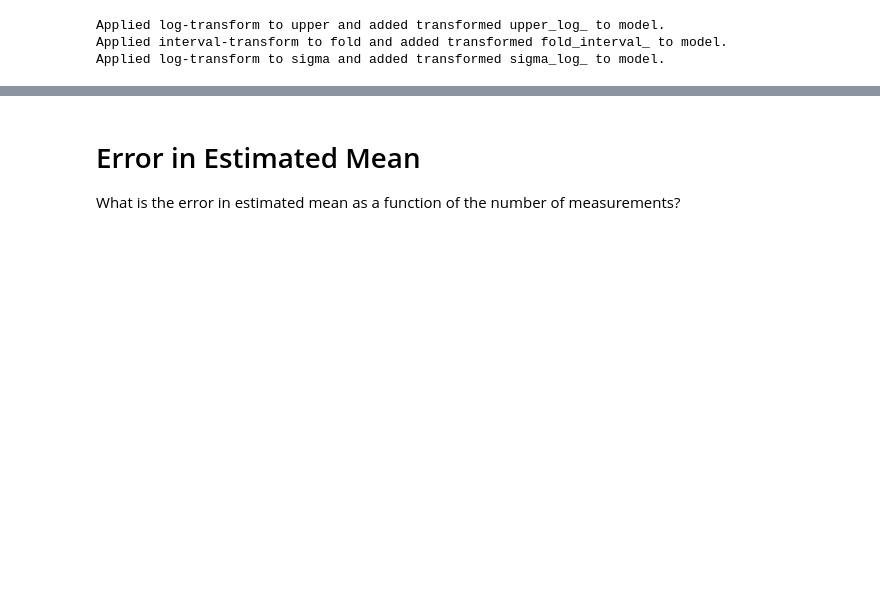
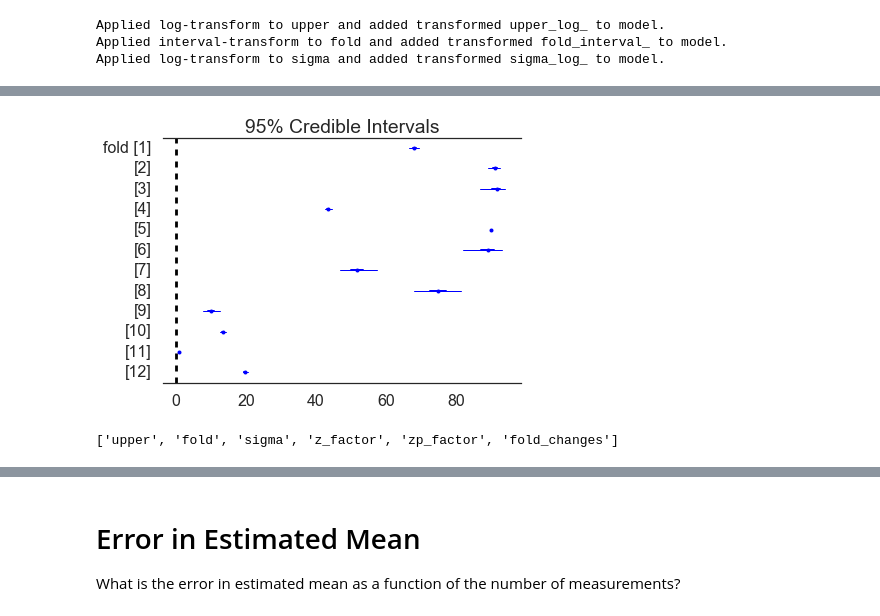
Before and after one commit to ericmjl/bayesian-measurement-paper, a Jupyter notebook: notebooks/simple-96-well.ipynb, the cells around one changed output, grey strips where cells are left out. Saved outputs shown, nothing was run; the diff lists cells and outputs as text; code cells hidden in the pictures; blank space fills up the shorter version.

```diff
--- a/notebooks/simple-96-well.ipynb
+++ b/notebooks/simple-96-well.ipynb
@@ -112,0 +123,9 @@ if n_genotypes <= 15:
+# %%
+pm.forestplot(trace, varnames=['fold'])
+plt.savefig('../figures/foldchange.pdf', bbox_inches='tight')
+# %% [output]
+[figure, added]
+# %%
+trace.varnames
+# %% [output]
+['upper', 'fold', 'sigma', 'z_factor', 'zp_factor', 'fold_changes']
```
Also changed, not shown: parts of 26 cells of this notebook, 1 other file.
